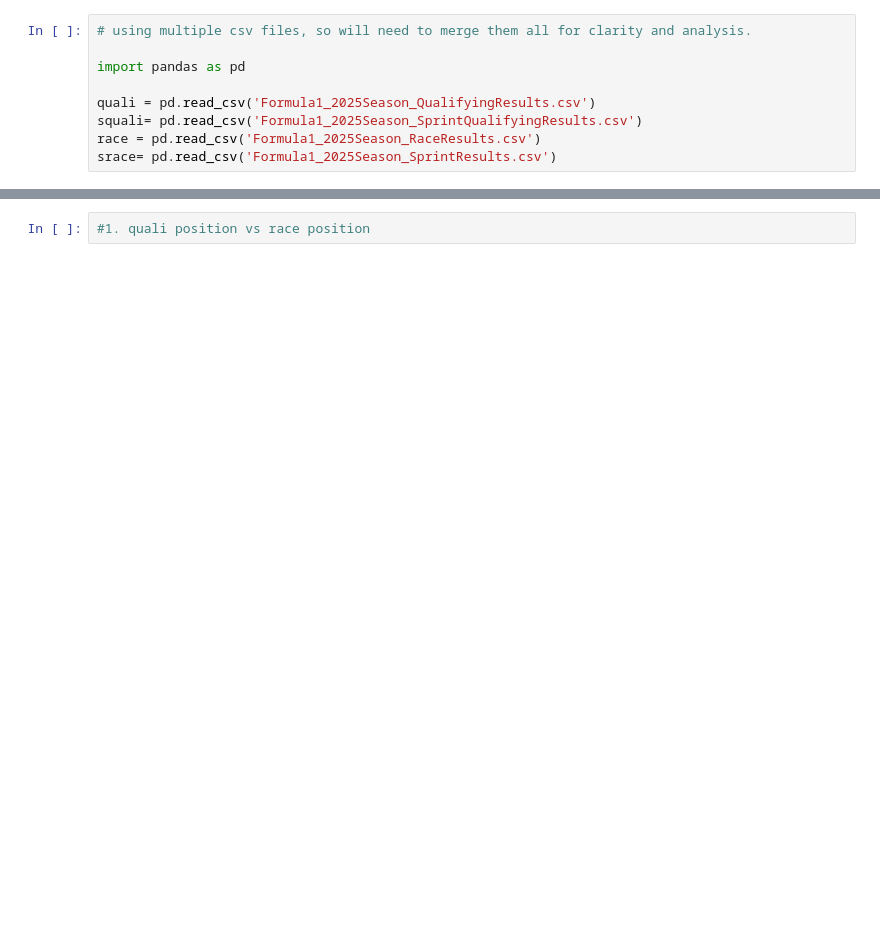
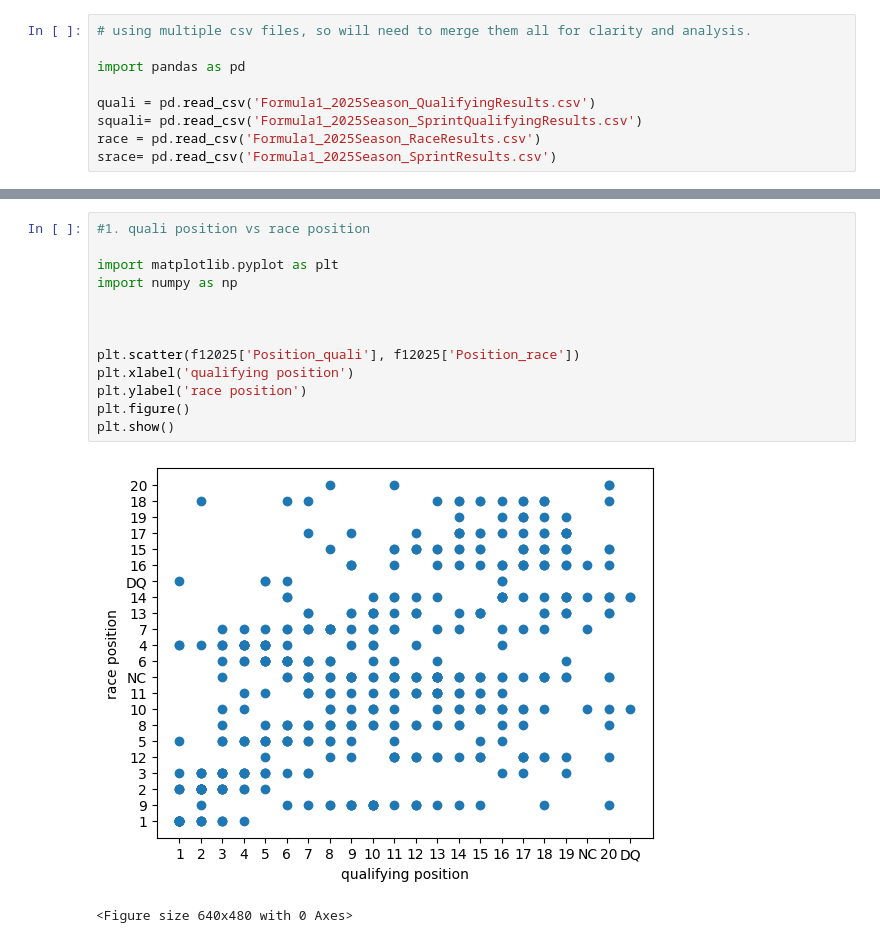
Before and after one commit to mw2304/FreeformProgramming, a Jupyter notebook: FreeFormProgrammingipynb.ipynb, the cells around one changed output, grey strips where cells are left out. Saved outputs shown, nothing was run; the diff lists cells and outputs as text; blank space fills up the shorter version.

```diff
--- a/FreeFormProgrammingipynb.ipynb
+++ b/FreeFormProgrammingipynb.ipynb
@@ -32,5 +37,19 @@ display(f12025)
 | 476 | Abu Dhabi | 19 | 10 | Pierre Gasly | Alpine Renault | 1:23.468 | NaN | NaN | 9 | ... |
 | 477 | Abu Dhabi | 20 | 43 | Franco Colapinto | Alpine Renault | 1:23.890 | NaN | NaN | 9 | ... |
 478 rows × 18 columns
-# %%
-#1. quali position vs race position
+# %%
+#1. quali position vs race position
+
+import matplotlib.pyplot as plt
+import numpy as np
+
+
+
+plt.scatter(f12025['Position_quali'], f12025['Position_race'])
+plt.xlabel('qualifying position')
+plt.ylabel('race position')
+plt.figure()
+plt.show()
+# %% [output]
+[figure, added]
+<Figure size 640x480 with 0 Axes>
```
Also changed, not shown: parts of 5 cells of this notebook.
